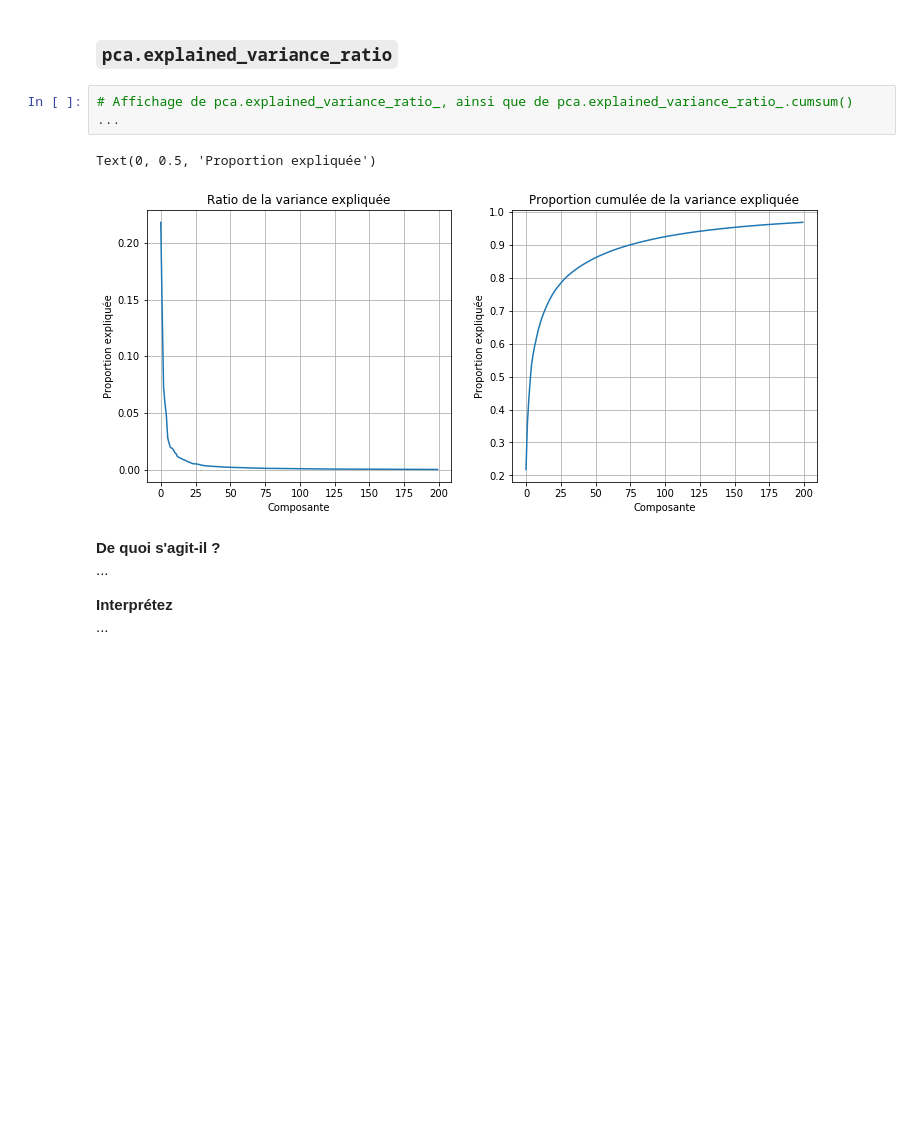
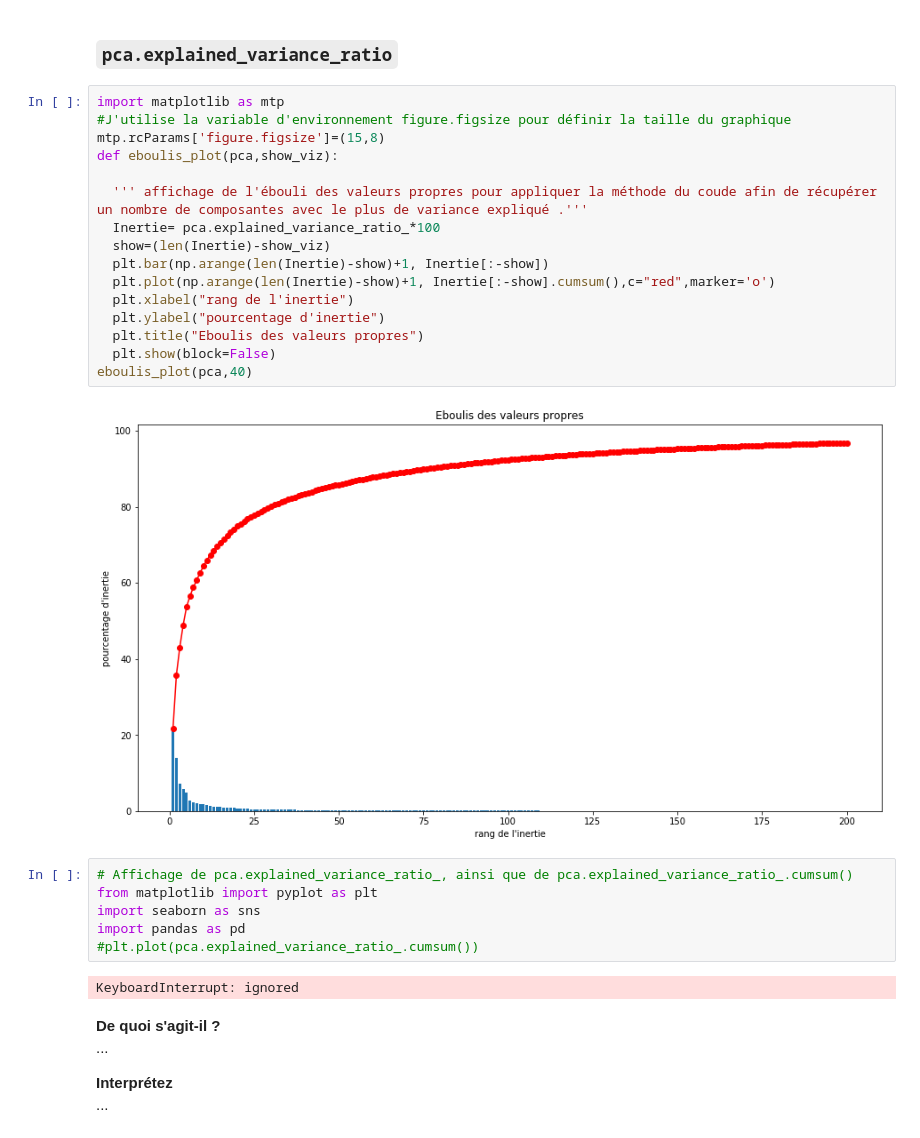
Before and after one commit to campusplage/compte-rendus-bobo_florian__seck_omar, a Jupyter notebook: TP2_sklearn.ipynb, the cells around one changed output. Saved outputs shown, nothing was run; the diff lists cells and outputs as text; blank space fills up the shorter version.

```diff
--- a/TP2_sklearn.ipynb
+++ b/TP2_sklearn.ipynb
@@ -368,12 +368,32 @@ Dans cette section, vous allez étudier certains paramètres appris par l'ACP, l
 >   concentrez vous sur l'essentiel: je ne noterai __PAS__ la quantité.
 # %% [markdown]
 ### `pca.explained_variance_ratio`
+# %%
+import matplotlib as mtp
+#J'utilise la variable d'environnement figure.figsize pour définir la taille du graphique
+mtp.rcParams['figure.figsize']=(15,8)
+def eboulis_plot(pca,show_viz):
+
+  ''' affichage de l'ébouli des valeurs propres pour appliquer la méthode du coude afin de récupérer un nombre de composantes avec le plus de variance expliqué .'''
+  Inertie= pca.explained_variance_ratio_*100
+  show=(len(Inertie)-show_viz)
+  plt.bar(np.arange(len(Inertie)-show)+1, Inertie[:-show])
+  plt.plot(np.arange(len(Inertie)-show)+1, Inertie[:-show].cumsum(),c="red",marker='o')
+  plt.xlabel("rang de l'inertie")
+  plt.ylabel("pourcentage d'inertie")
+  plt.title("Eboulis des valeurs propres")
+  plt.show(block=False)
+eboulis_plot(pca,40)
+# %% [output]
+[figure, added]
 # %%
 # Affichage de pca.explained_variance_ratio_, ainsi que de pca.explained_variance_ratio_.cumsum()
-...
+from matplotlib import pyplot as plt
+import seaborn as sns
+import pandas as pd
+#plt.plot(pca.explained_variance_ratio_.cumsum())
 # %% [output]
-Text(0, 0.5, 'Proportion expliquée')
+KeyboardInterrupt: ignored
-[figure, removed]
 # %% [markdown]
 __De quoi s'agit-il ?__
 ...
```
Also changed, not shown: parts of 7 cells of this notebook.
